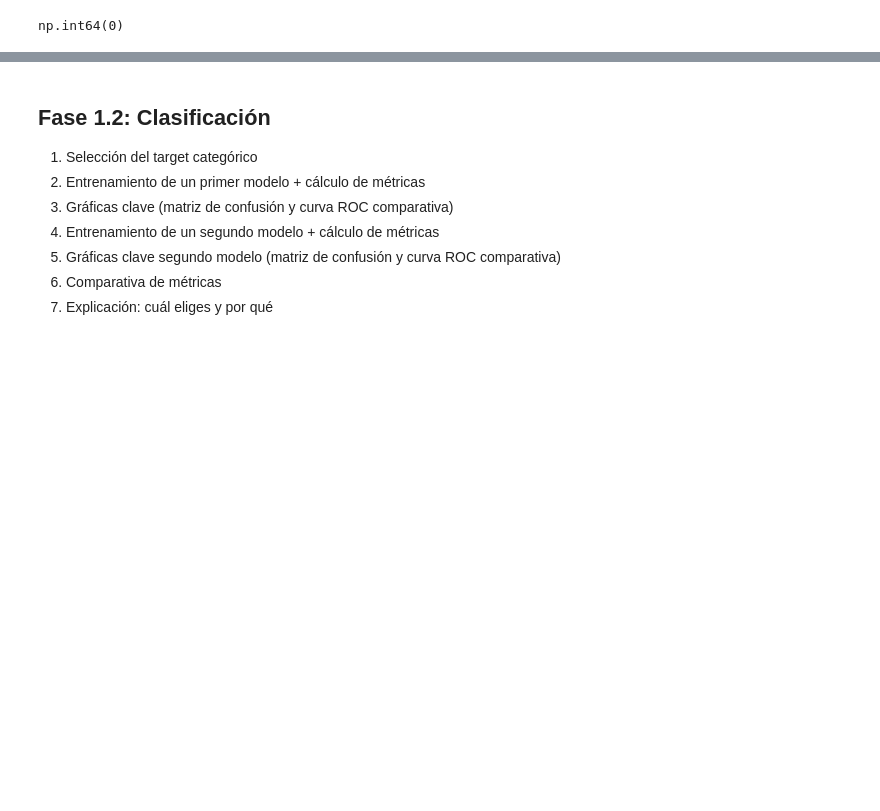
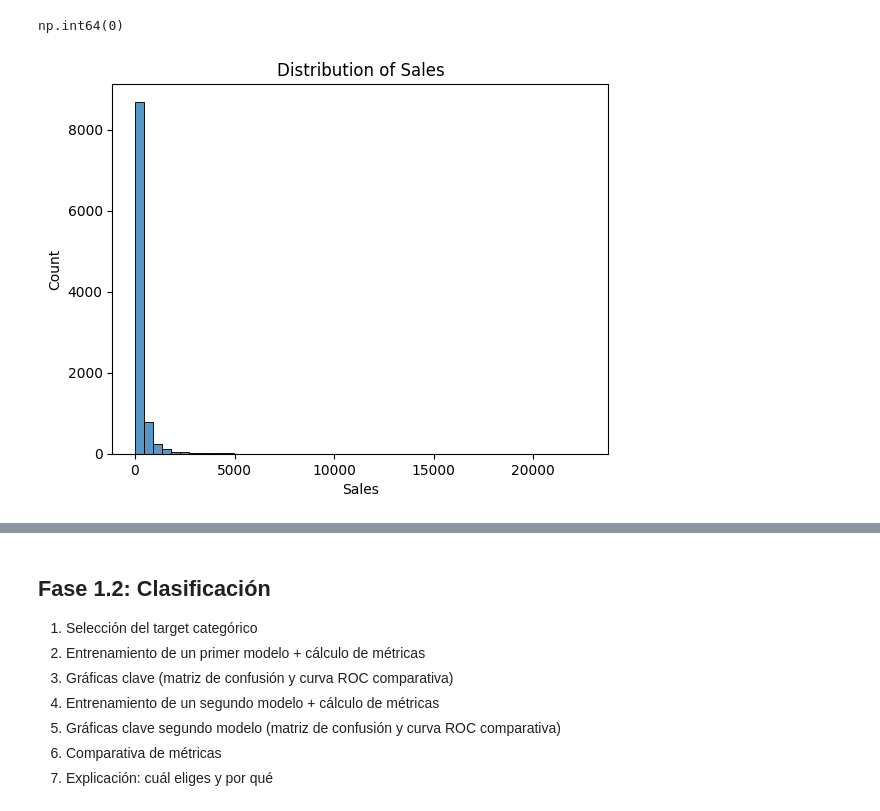
Before and after one commit to sofibarbeito/INESDI_Data-Science_ML_IA, a Jupyter notebook: [00] - Workshops/Workshop_ML_PartTime.ipynb, the cells around one changed output, grey strips where cells are left out. Saved outputs shown, nothing was run; the diff lists cells and outputs as text; code cells hidden in the pictures; blank space fills up the shorter version.

```diff
--- a/[00] - Workshops/Workshop_ML_PartTime.ipynb
+++ b/[00] - Workshops/Workshop_ML_PartTime.ipynb
@@ -233,0 +232,13 @@ No se detectan valores nulos relevantes (si es el caso) y el número de duplicad
+# %%
+#Limpieza de datos
+df = df.drop_duplicates()
+
+#Convertir fechas
+df["Order Date"] = pd.to_datetime(df["Order Date"])
+df["Ship Date"] = pd.to_datetime(df["Ship Date"])
+# %%
+#Creación de nuevas variables
+#Tiempo de envío
+df["Shipping Time"] = (df["Ship Date"] - df["Order Date"]).dt.days
+#Variable Target de Pérdidas
+df["Loss"] = df["Profit"].apply(lambda x: 1 if x < 0 else 0)
@@ -233,0 +256,11 @@ No se detectan valores nulos relevantes (si es el caso) y el número de duplicad
+# %%
+#Gráficos
+#Distribución de ventas
+import seaborn as sns
+import matplotlib.pyplot as plt
+
+sns.histplot(df["Sales"], bins=50)
+plt.title("Distribution of Sales")
+plt.show()
+# %% [output]
+[figure, added]
```
Also changed, not shown: parts of 7 cells of this notebook.
